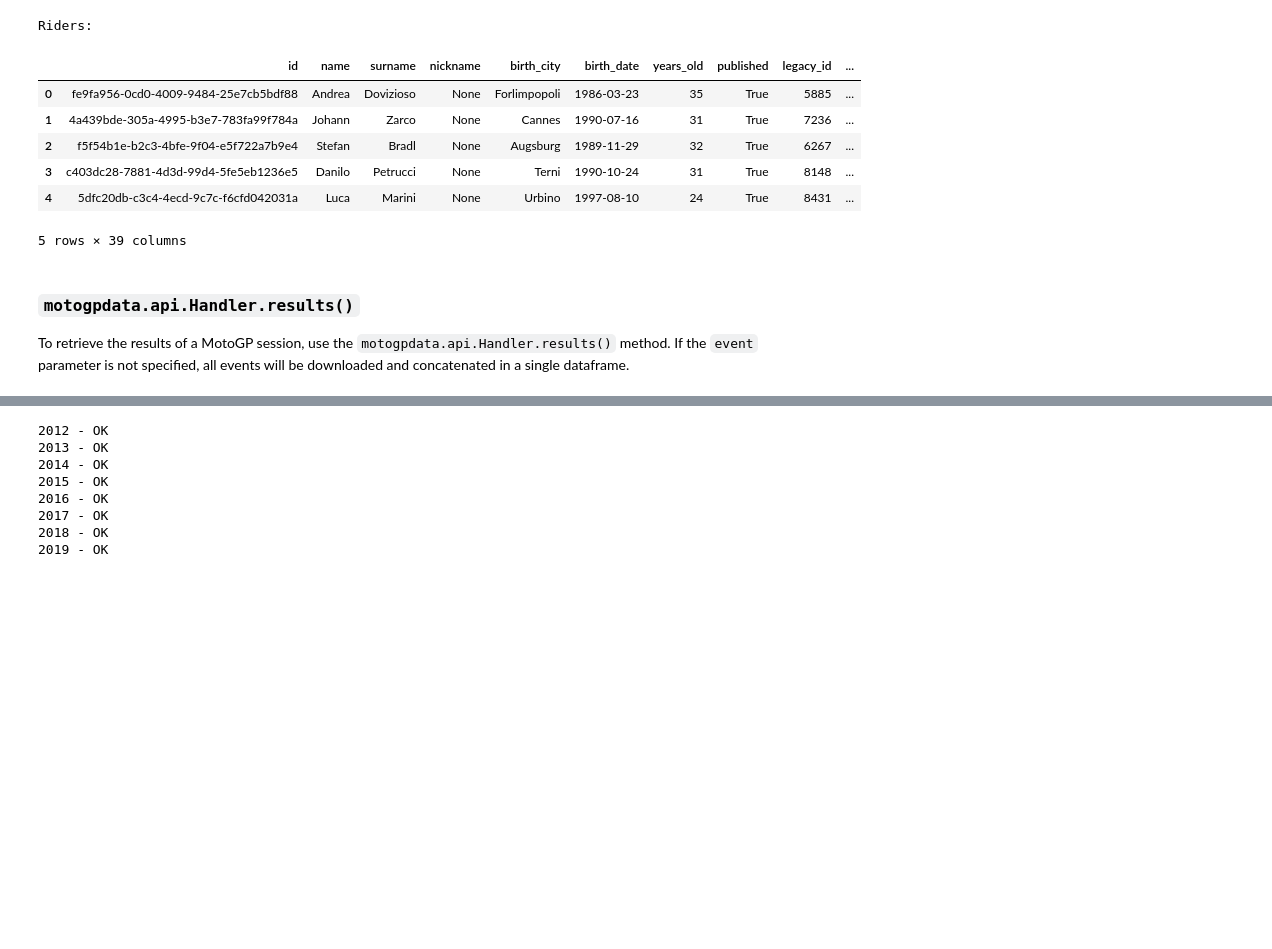
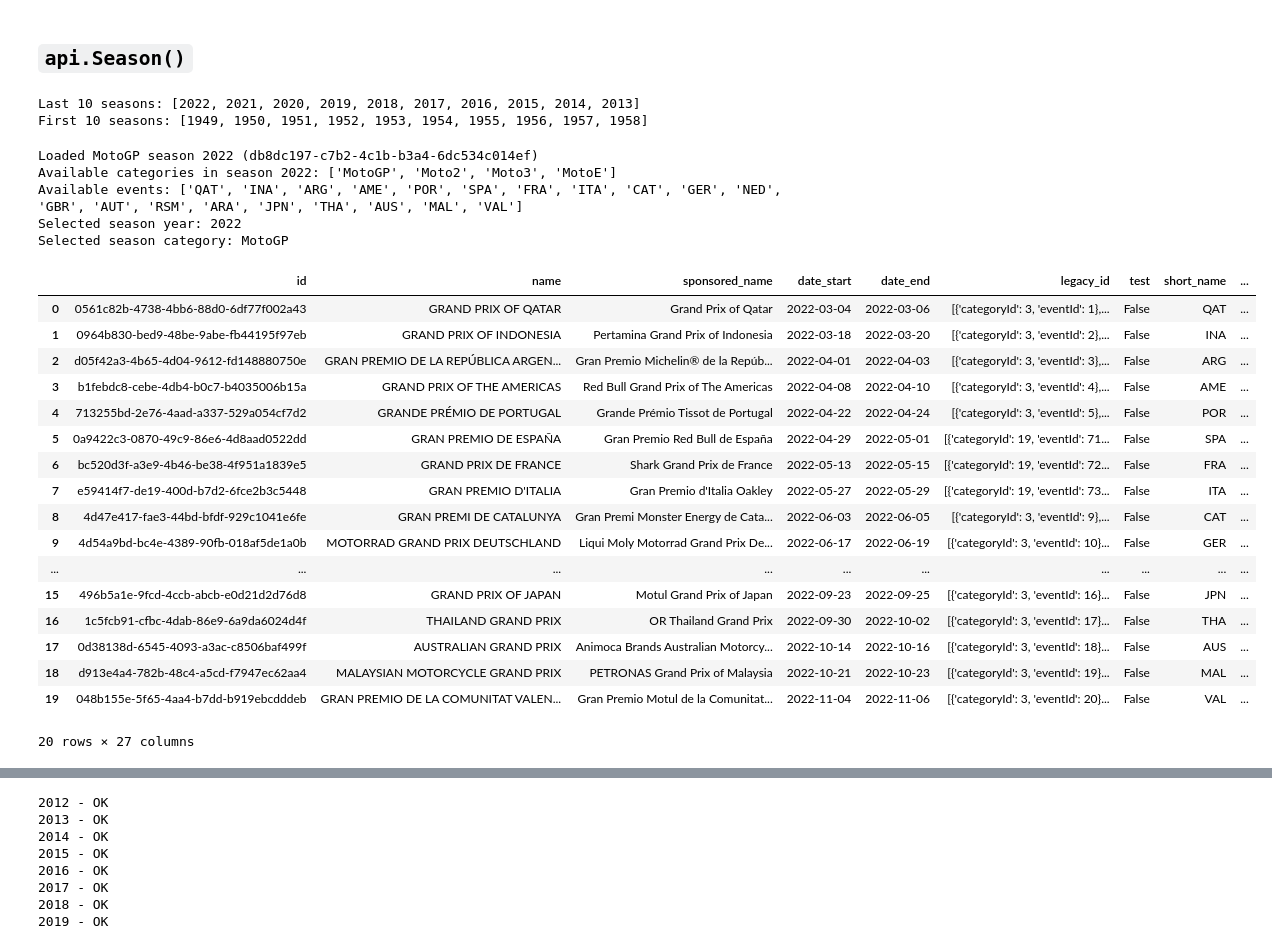
Before and after one commit to antobzzll/motogpdata, a Jupyter notebook: example.ipynb, the cells around one changed output, grey strips where cells are left out. Saved outputs shown, nothing was run; the diff lists cells and outputs as text; code cells hidden in the pictures; blank space fills up the shorter version.

```diff
--- a/example.ipynb
+++ b/example.ipynb
@@ -36,16 +1,47 @@ Once a season has been loaded with the previous method, information about the ri
-# %%
-riders2022 = motogp.riders()
-riders2022.head()
-# %% [output]
-Riders:
-|  | id | name | surname | nickname | birth_city | birth_date | years_old | published | legacy_id | ... |
-| 0 | fe9fa956-0cd0-4009-9484-25e7cb5bdf88 | Andrea | Dovizioso | None | Forlimpopoli | 1986-03-23 | 35 | True | 5885 | ... |
-| 1 | 4a439bde-305a-4995-b3e7-783fa99f784a | Johann | Zarco | None | Cannes | 1990-07-16 | 31 | True | 7236 | ... |
-| 2 | f5f54b1e-b2c3-4bfe-9f04-e5f722a7b9e4 | Stefan | Bradl | None | Augsburg | 1989-11-29 | 32 | True | 6267 | ... |
-| 3 | c403dc28-7881-4d3d-99d4-5fe5eb1236e5 | Danilo | Petrucci | None | Terni | 1990-10-24 | 31 | True | 8148 | ... |
-| 4 | 5dfc20db-c3c4-4ecd-9c7c-f6cfd042031a | Luca | Marini | None | Urbino | 1997-08-10 | 24 | True | 8431 | ... |
-5 rows × 39 columns
-# %% [markdown]
-### `motogpdata.api.Handler.results()`
-
-To retrieve the results of a MotoGP session, use the `motogpdata.api.Handler.results()` method. If the `event` parameter is not specified, all events will be downloaded and concatenated in a single dataframe.
+# %% [markdown]
+## `api.Season()`
+# %%
+from motogpdata import api
+
+print(f"Last 10 seasons: {api.list_seasons()[:10]}")
+print(f"First 10 seasons: {api.list_seasons()[:-11:-1]}")
+# %% [output]
+Last 10 seasons: [2022, 2021, 2020, 2019, 2018, 2017, 2016, 2015, 2014, 2013]
+First 10 seasons: [1949, 1950, 1951, 1952, 1953, 1954, 1955, 1956, 1957, 1958]
+# %%
+season = api.Season(
+    season=2022,
+    category='MotoGP',
+    verbose=True
+)
+
+print(f"Selected season year: {season.selected_season_year}")
+print(f"Selected season category: {season.selected_cat_name}")
+# print(f"Available events in selected season:\n{season.events_list}")
+# %% [output]
+Loaded MotoGP season 2022 (db8dc197-c7b2-4c1b-b3a4-6dc534c014ef)
+Available categories in season 2022: ['MotoGP', 'Moto2', 'Moto3', 'MotoE']
+Available events: ['QAT', 'INA', 'ARG', 'AME', 'POR', 'SPA', 'FRA', 'ITA', 'CAT', 'GER', 'NED', 'GBR', 'AUT', 'RSM', 'ARA', 'JPN', 'THA', 'AUS', 'MAL', 'VAL']
+Selected season year: 2022
+Selected season category: MotoGP
+# %%
+season.events
+# %% [output]
+|  | id | name | sponsored_name | date_start | date_end | legacy_id | test | short_name | ... |
+| 0 | 0561c82b-4738-4bb6-88d0-6df77f002a43 | GRAND PRIX OF QATAR | Grand Prix of Qatar | 2022-03-04 | 2022-03-06 | [{'categoryId': 3, 'eventId': 1},... | False | QAT | ... |
+| 1 | 0964b830-bed9-48be-9abe-fb44195f97eb | GRAND PRIX OF INDONESIA | Pertamina Grand Prix of Indonesia | 2022-03-18 | 2022-03-20 | [{'categoryId': 3, 'eventId': 2},... | False | INA | ... |
+| 2 | d05f42a3-4b65-4d04-9612-fd148880750e | GRAN PREMIO DE LA REPÚBLICA ARGEN... | Gran Premio Michelin® de la Repúb... | 2022-04-01 | 2022-04-03 | [{'categoryId': 3, 'eventId': 3},... | False | ARG | ... |
+| 3 | b1febdc8-cebe-4db4-b0c7-b4035006b15a | GRAND PRIX OF THE AMERICAS | Red Bull Grand Prix of The Americas | 2022-04-08 | 2022-04-10 | [{'categoryId': 3, 'eventId': 4},... | False | AME | ... |
+| 4 | 713255bd-2e76-4aad-a337-529a054cf7d2 | GRANDE PRÉMIO DE PORTUGAL | Grande Prémio Tissot de Portugal | 2022-04-22 | 2022-04-24 | [{'categoryId': 3, 'eventId': 5},... | False | POR | ... |
+| 5 | 0a9422c3-0870-49c9-86e6-4d8aad0522dd | GRAN PREMIO DE ESPAÑA | Gran Premio Red Bull de España | 2022-04-29 | 2022-05-01 | [{'categoryId': 19, 'eventId': 71... | False | SPA | ... |
+| 6 | bc520d3f-a3e9-4b46-be38-4f951a1839e5 | GRAND PRIX DE FRANCE | Shark Grand Prix de France | 2022-05-13 | 2022-05-15 | [{'categoryId': 19, 'eventId': 72... | False | FRA | ... |
+| 7 | e59414f7-de19-400d-b7d2-6fce2b3c5448 | GRAN PREMIO D'ITALIA | Gran Premio d'Italia Oakley | 2022-05-27 | 2022-05-29 | [{'categoryId': 19, 'eventId': 73... | False | ITA | ... |
+| 8 | 4d47e417-fae3-44bd-bfdf-929c1041e6fe | GRAN PREMI DE CATALUNYA | Gran Premi Monster Energy de Cata... | 2022-06-03 | 2022-06-05 | [{'categoryId': 3, 'eventId': 9},... | False | CAT | ... |
+| 9 | 4d54a9bd-bc4e-4389-90fb-018af5de1a0b | MOTORRAD GRAND PRIX DEUTSCHLAND | Liqui Moly Motorrad Grand Prix De... | 2022-06-17 | 2022-06-19 | [{'categoryId': 3, 'eventId': 10}... | False | GER | ... |
+| ... | ... | ... | ... | ... | ... | ... | ... | ... | ... |
+| 15 | 496b5a1e-9fcd-4ccb-abcb-e0d21d2d76d8 | GRAND PRIX OF JAPAN | Motul Grand Prix of Japan | 2022-09-23 | 2022-09-25 | [{'categoryId': 3, 'eventId': 16}... | False | JPN | ... |
+| 16 | 1c5fcb91-cfbc-4dab-86e9-6a9da6024d4f | THAILAND GRAND PRIX | OR Thailand Grand Prix | 2022-09-30 | 2022-10-02 | [{'categoryId': 3, 'eventId': 17}... | False | THA | ... |
+| 17 | 0d38138d-6545-4093-a3ac-c8506baf499f | AUSTRALIAN GRAND PRIX | Animoca Brands Australian Motorcy... | 2022-10-14 | 2022-10-16 | [{'categoryId': 3, 'eventId': 18}... | False | AUS | ... |
+| 18 | d913e4a4-782b-48c4-a5cd-f7947ec62aa4 | MALAYSIAN MOTORCYCLE GRAND PRIX | PETRONAS Grand Prix of Malaysia | 2022-10-21 | 2022-10-23 | [{'categoryId': 3, 'eventId': 19}... | False | MAL | ... |
+| 19 | 048b155e-5f65-4aa4-b7dd-b919ebcdddeb | GRAN PREMIO DE LA COMUNITAT VALEN... | Gran Premio Motul de la Comunitat... | 2022-11-04 | 2022-11-06 | [{'categoryId': 3, 'eventId': 20}... | False | VAL | ... |
+20 rows × 27 columns
```
Also changed, not shown: parts of 21 cells of this notebook, 3 other files.
